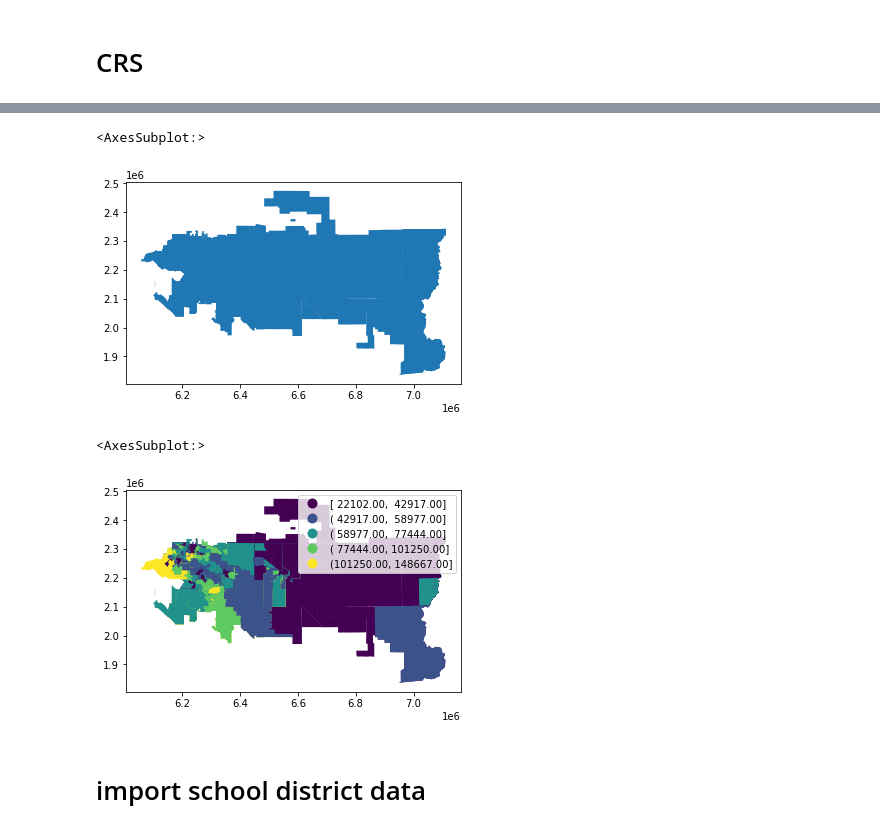
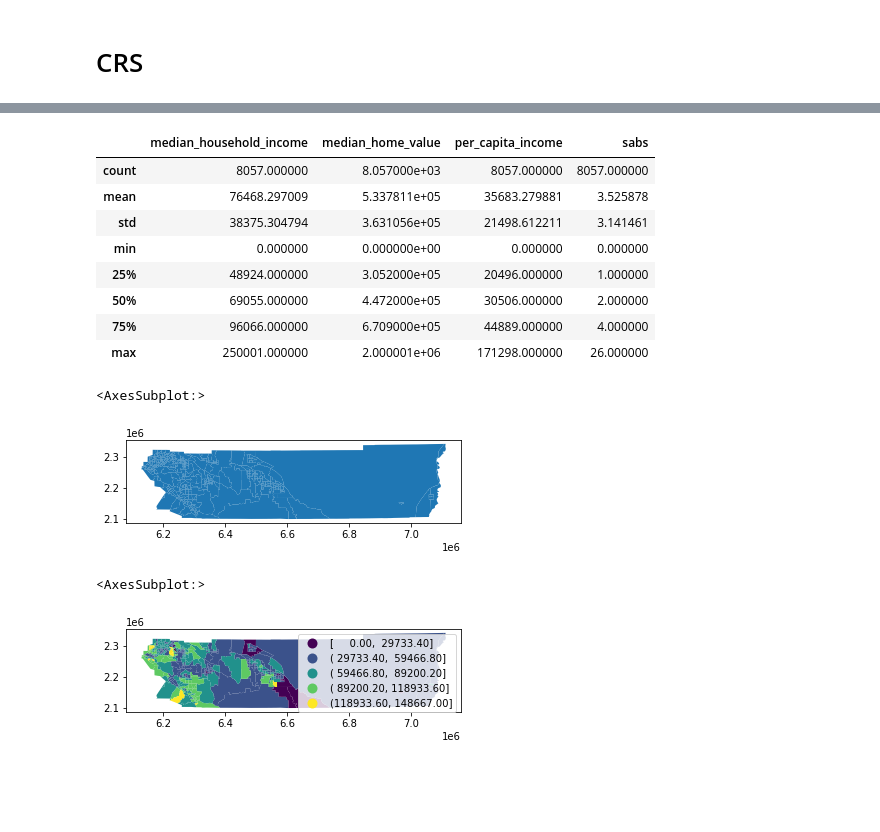
Before and after one commit to nnasr001/PBPL280S21Project1, a Jupyter notebook: neighborhood_income.ipynb, the cells around one changed output, grey strips where cells are left out. Cells and saved outputs as stored; diff of their text form; code cells hidden in the pictures; blank space fills up the shorter version.

Commit message:
edits on README.md with notebook and data details, neighborhood income changed for high schools

```diff
--- a/neighborhood_income.ipynb
+++ b/neighborhood_income.ipynb
@@ -297,7 +297,7 @@ sabs
 | 11378 | None | 069113710341 | Tenaya Elementary | 0691137 | KG | 08 | 0 | CA | 2 | 512279.958807 | ... |
 7587 rows × 14 columns
 # %%
-sabs = sabs[sabs['level']=='1']
+sabs = sabs[sabs['level']=='3']
 # %%
 sabs
 # %% [output]
@@ -338,3 +350,3 @@ sabs = sabs.to_crs(2230)
 # %%
-test = gpd.sjoin(sabs, tract_income_copy, how='inner', op='intersects')
+sabs_tract_income = gpd.sjoin(sabs, tract_income_copy, how='inner', op='intersects')
 # %%
@@ -352,0 +452,2 @@ test.shape
+# %%
+ca_tract_sabs_income = tract_income.merge(sabs_tract_income.groupby(by='GEOID').count()['index_right'], on='GEOID', how='left').fillna(0).rename(columns={'index_right':'sabs'})
@@ -353,5 +496,5 @@ test.shape
 # %%
-riverside = test[test.GEOID.str.startswith('06065')]
+riverside = ca_tract_sabs_income[ca_tract_sabs_income.GEOID.str.startswith('06065')]
 
 # filter the GEOID column to riverside only
 # %%
@@ -373,12 +528,22 @@ riverside
+# %%
+ca_tract_sabs_income.describe()
+# %% [output]
+|  | median_household_income | median_home_value | per_capita_income | sabs |
+| count | 8057.000000 | 8.057000e+03 | 8057.000000 | 8057.000000 |
+| mean | 76468.297009 | 5.337811e+05 | 35683.279881 | 3.525878 |
+| std | 38375.304794 | 3.631056e+05 | 21498.612211 | 3.141461 |
+| min | 0.000000 | 0.000000e+00 | 0.000000 | 0.000000 |
+| 25% | 48924.000000 | 3.052000e+05 | 20496.000000 | 1.000000 |
+| 50% | 69055.000000 | 4.472000e+05 | 30506.000000 | 2.000000 |
+| 75% | 96066.000000 | 6.709000e+05 | 44889.000000 | 4.000000 |
+| max | 250001.000000 | 2.000001e+06 | 171298.000000 | 26.000000 |
 # %%
 riverside.plot()
 # %% [output]
 <AxesSubplot:>
-[figure, old version]
+[figure, new version]
 # %%
-riverside.plot(column='median_household_income', scheme='FisherJenks', k=5, legend=True)
+riverside.plot(column='median_household_income', scheme='equalinterval', k=5, legend=True)
 # %% [output]
 <AxesSubplot:>
-[figure, old version]
+[figure, new version]
-# %% [markdown]
-# import school district data
```
Also changed, not shown: parts of 21 cells of this notebook, 1 other file.
